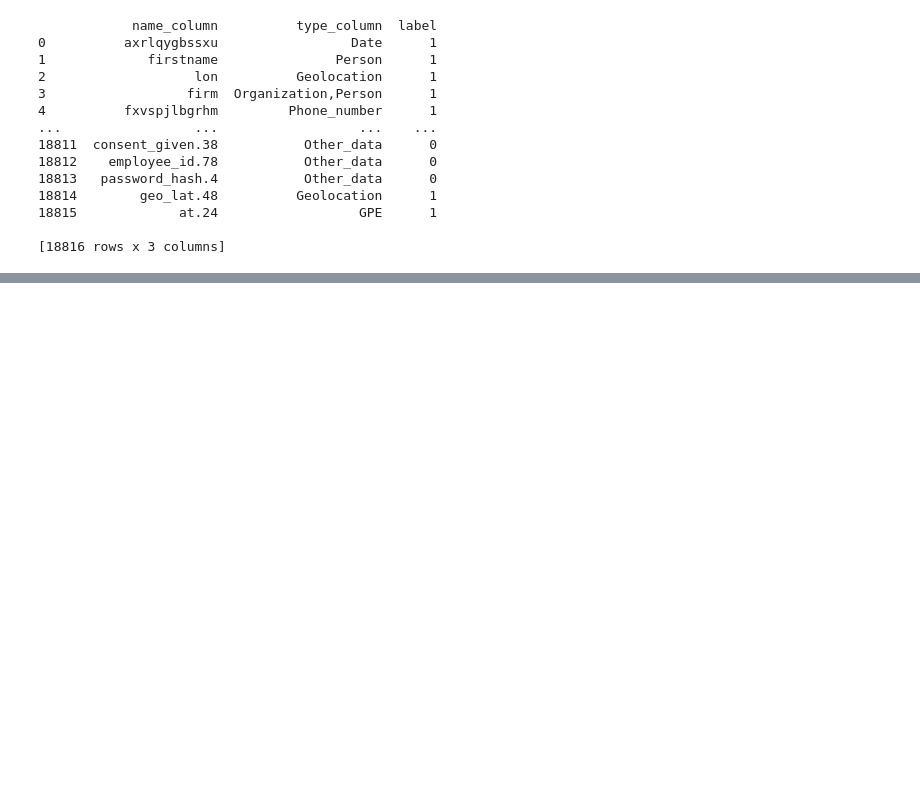
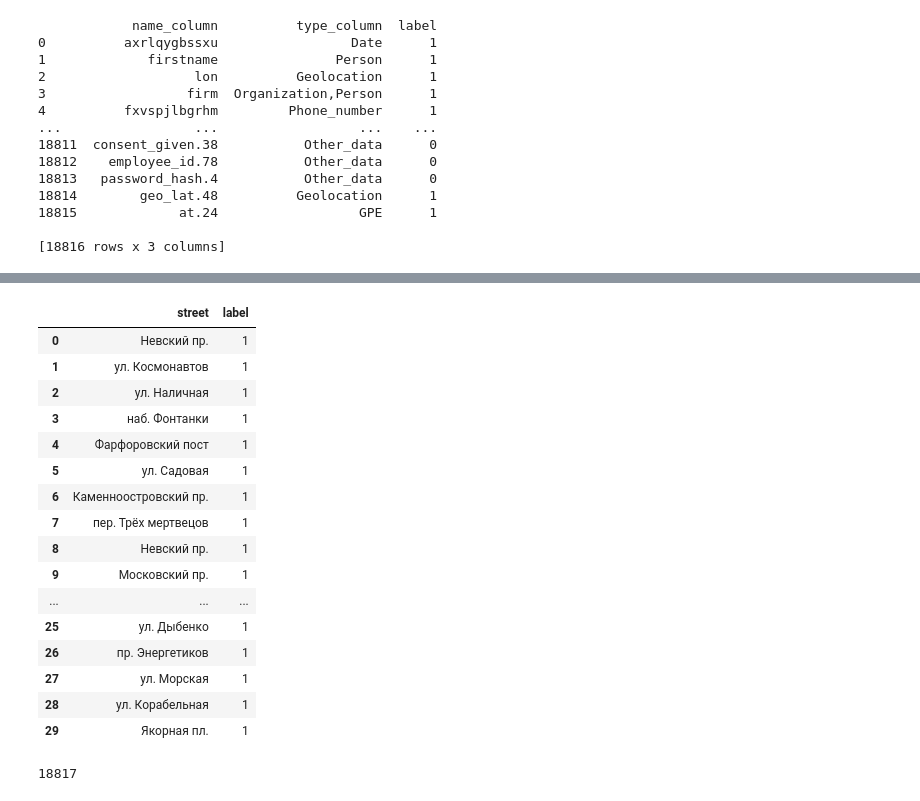
Before and after one commit to Divium-l/lct_2024_20, a Jupyter notebook: backend/hackaton/ml/train.ipynb, the cells around one changed output, grey strips where cells are left out. Drawn from its saved outputs; the diff is of its cells as text; code cells hidden in the pictures; blank space fills up the shorter version.

```diff
--- a/backend/hackaton/ml/train.ipynb
+++ b/backend/hackaton/ml/train.ipynb
@@ -207,0 +171,4 @@ True
+# %%
+engine = (f"postgresql://hackathon:28g8Lh5-yLHR@147.45.226.188:5432/hackathon")
+# %%
+df1 = pd.read_sql(f"SELECT street FROM addresses", engine)
@@ -207,0 +197,27 @@ True
+# %%
+df1["label"] = 1
+df1
+# %% [output]
+|  | street | label |
+| 0 | Невский пр. | 1 |
+| 1 | ул. Космонавтов | 1 |
+| 2 | ул. Наличная | 1 |
+| 3 | наб. Фонтанки | 1 |
+| 4 | Фарфоровский пост | 1 |
+| 5 | ул. Садовая | 1 |
+| 6 | Каменноостровский пр. | 1 |
+| 7 | пер. Трёх мертвецов | 1 |
+| 8 | Невский пр. | 1 |
+| 9 | Московский пр. | 1 |
+| ... | ... | ... |
+| 25 | ул. Дыбенко | 1 |
+| 26 | пр. Энергетиков | 1 |
+| 27 | ул. Морская | 1 |
+| 28 | ул. Корабельная | 1 |
+| 29 | Якорная пл. | 1 |
+# %%
+features = [",".join(df[name_col].astype(str).values) for name_col in train_dataset.name_column]
+features.append(",".join(df1["street"].astype(str).values))
+len(features)
+# %% [output]
+18817
```
Also changed, not shown: parts of 13 cells of this notebook, 27 other files.
